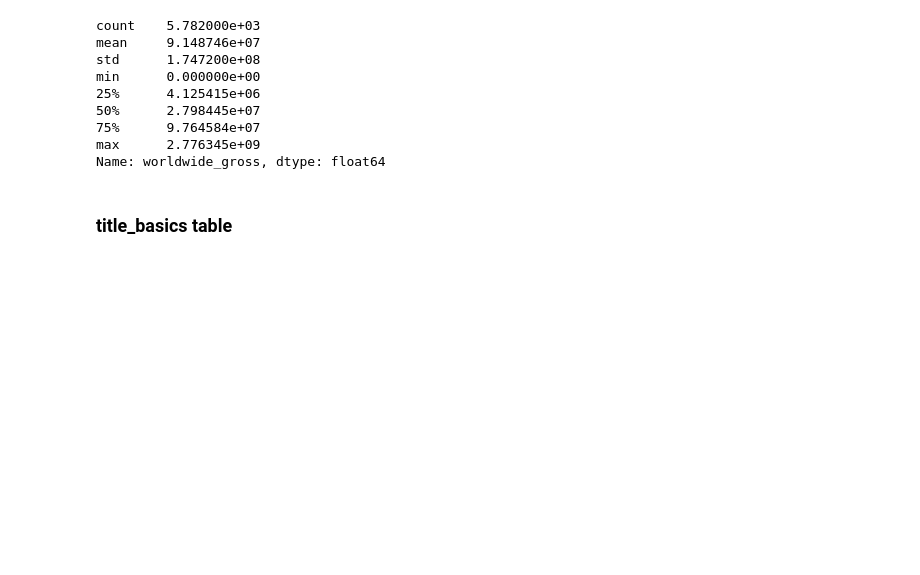
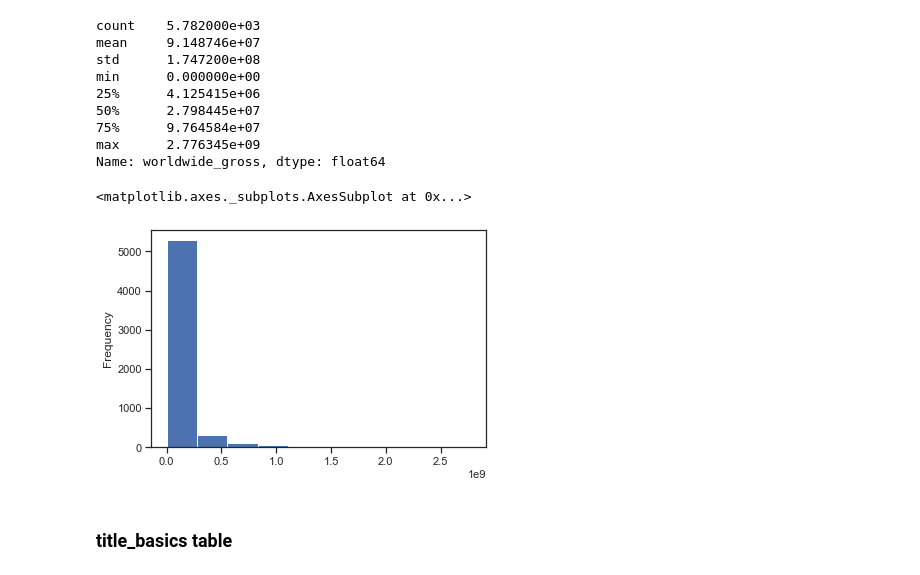
Before and after one commit to Kelvincwaters/dsc-mod-1-project-v2-1-online-ds-ft-120919, a Jupyter notebook: student.ipynb, the cells around one changed output. Cells and saved outputs as stored; diff of their text form; code cells hidden in the pictures; blank space fills up the shorter version.

```diff
--- a/student.ipynb
+++ b/student.ipynb
@@ -406,6 +412,12 @@ min      0.000000e+00
 75%      9.764584e+07
 max      2.776345e+09
 Name: worldwide_gross, dtype: float64
+# %%
+# majority of values are between 0.0 and 0.025
+tn_movie_budgets.worldwide_gross.plot.hist()
+# %% [output]
+<matplotlib.axes._subplots.AxesSubplot at 0x...>
+[figure, added]
 # %%
 tn_movie_budgets.rename(columns={'movie':'title'}, inplace=True)
 # %% [markdown]
```
Also changed, not shown: parts of 20 cells of this notebook.
